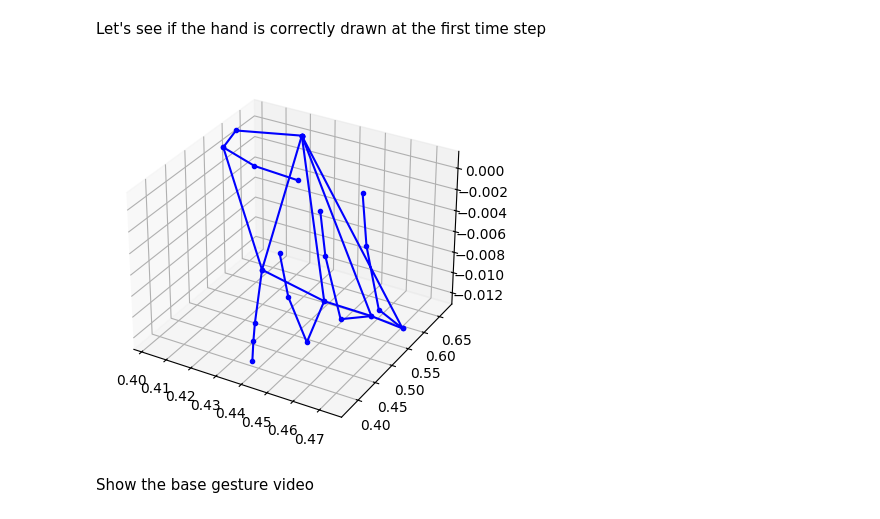
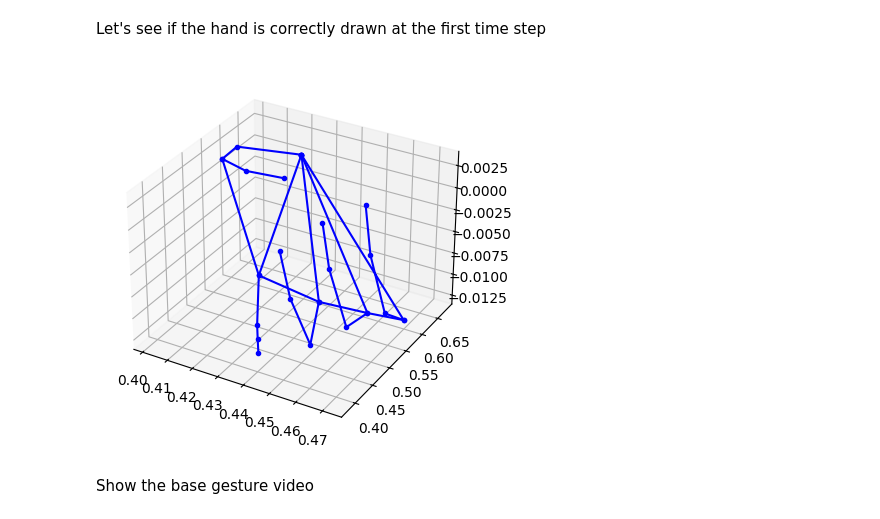
Before and after one commit to jimmerzzz52/shrine-exp, a Jupyter notebook: transcribe-asl/correlation_test.ipynb, the cells around one changed output. Drawn from its saved outputs; the diff is of its cells as text; code cells hidden in the pictures.

```diff
--- a/transcribe-asl/correlation_test.ipynb
+++ b/transcribe-asl/correlation_test.ipynb
@@ -582,22 +590,22 @@ Let's see if the hand is correctly drawn at the first time step
 # %%
 fig = plt.figure()
 ax = fig.add_subplot(projection = '3d')
 limb_connections = {
     "thumb": np.array([0, 1, 2, 3, 4]),
     "index": np.array([0, 5, 6, 7, 8]),
     "middle": np.array([0, 9, 10, 11, 12]),
     "ring": np.array([0, 13, 14, 15, 16]),
     "pinky": np.array([0, 17, 18, 19, 20]),
     "palm": np.array([2, 5, 9, 13, 17]),
     # "sequential": np.arange(0, 21),
 }
-time = 10
+time = 20
 for limb in limb_connections.values():
     ax.plot(one_base[limb, 0, time], one_base[limb, 1, time], one_base[limb, 2, time], color='blue', marker='.')
 
 # ax.plot(one_base[:,0,0], one_base[:,1,0], one_base[:,2,0], color='red', marker='.')
 # %% [output]
-[figure, old version]
+[figure, new version]
 # %% [markdown]
 Show the base gesture video
 # %%
```
Also changed, not shown: parts of 26 cells of this notebook, 1 other file.
